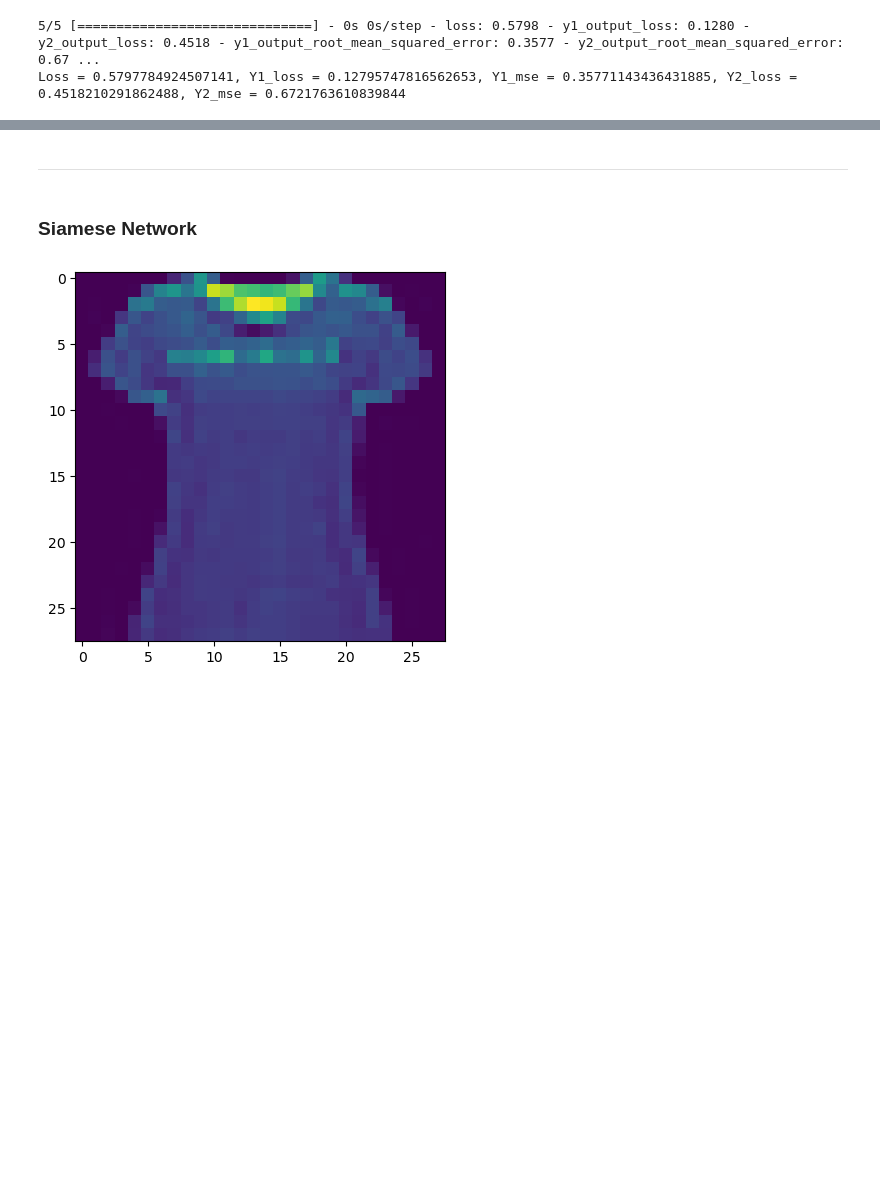
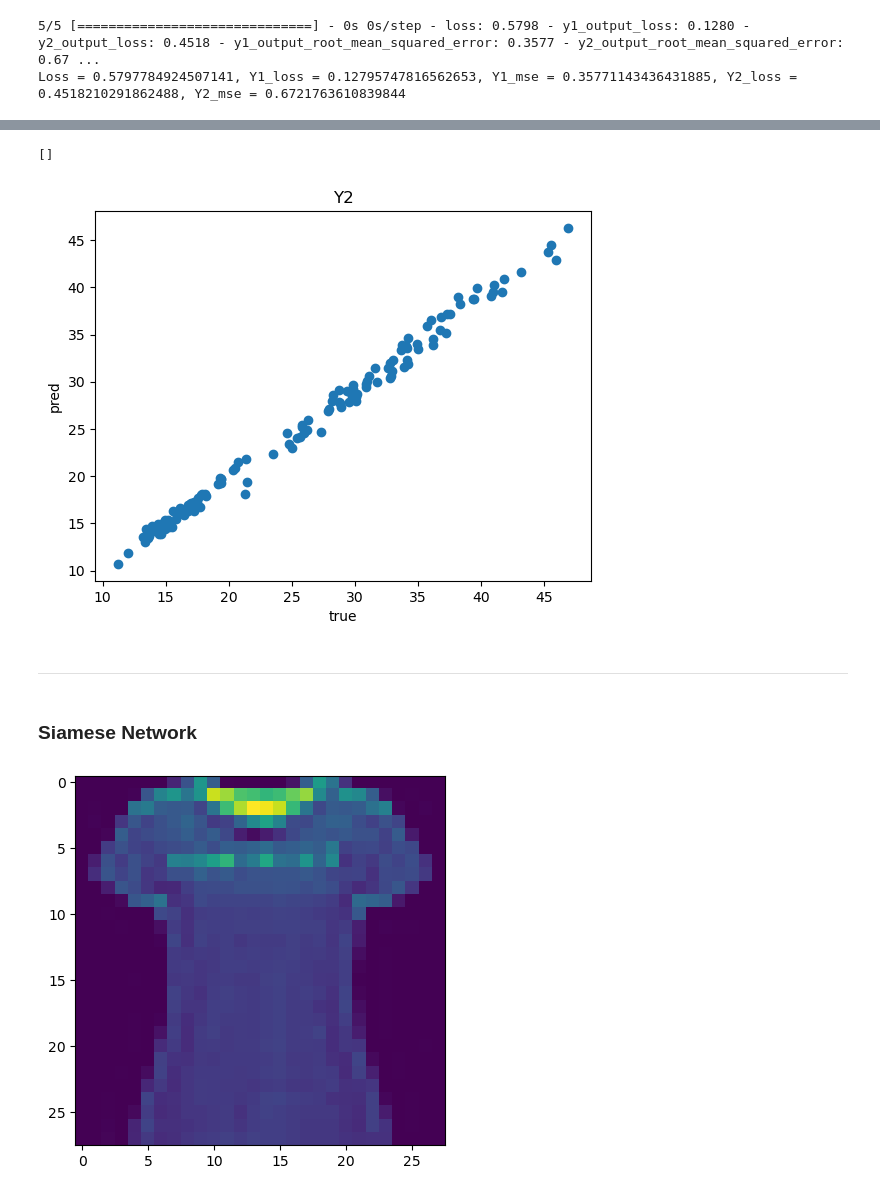
Before and after one commit to kazmierczakP/Machine-Learning, a Jupyter notebook: TensorFlow Advenced Techniques/1 Custom Models, Layers and Loss Function/1 Functional API.ipynb, the cells around one changed output, grey strips where cells are left out. Cells and saved outputs as stored; diff of their text form; code cells hidden in the pictures; blank space fills up the shorter version.

```diff
--- a/TensorFlow Advenced Techniques/1 Custom Models, Layers and Loss Function/1 Functional API.ipynb
+++ b/TensorFlow Advenced Techniques/1 Custom Models, Layers and Loss Function/1 Functional API.ipynb
@@ -142,3 +162,12 @@ Text(0.5, 1.0, 'Y2')
+# %%
+plt.scatter(test_Y[1], Y_pred[1])
+plt.title('Y2')
+plt.xlabel('true')
+plt.ylabel('pred')
+plt.plot()
+# %% [output]
+[]
+[figure, added]
 # %% [markdown]
 ---
 # %% [markdown]
```
Also changed, not shown: parts of 5 cells of this notebook, 30 other files.
